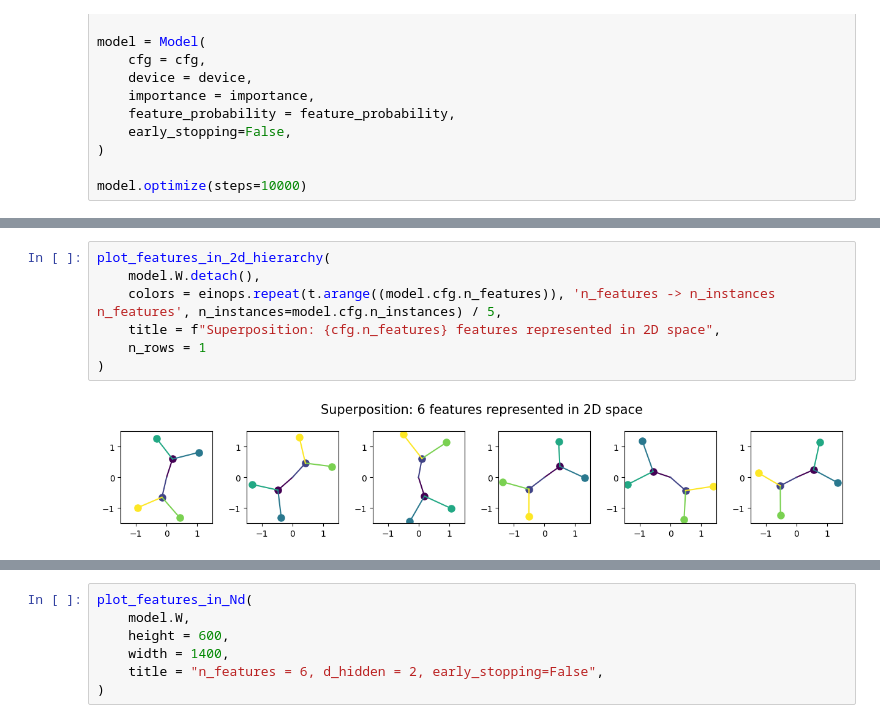
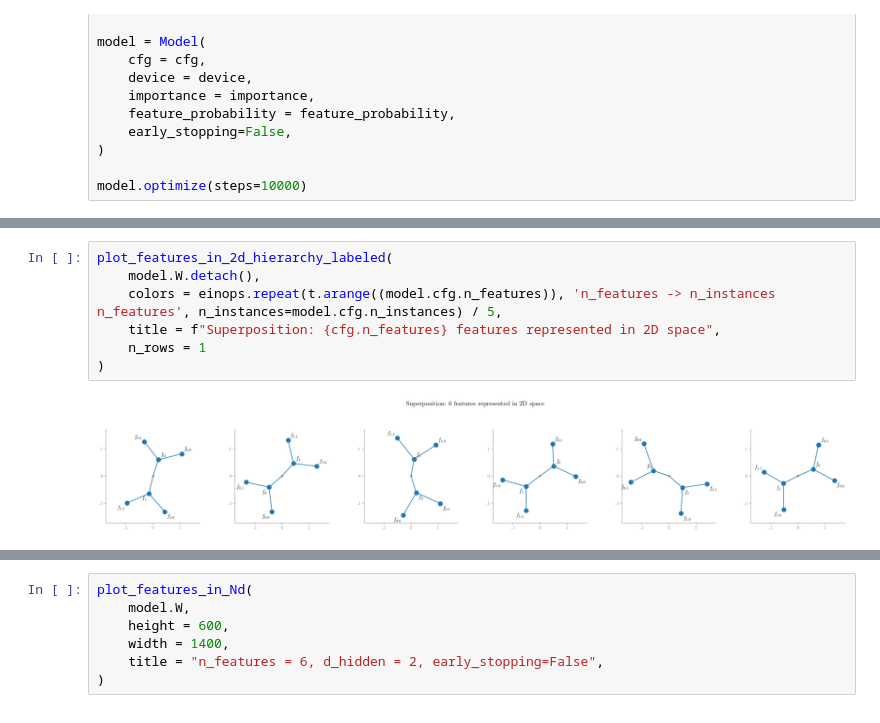
Before and after one commit to dajale423/toy_hierarchy, a Jupyter notebook: notebooks/experiments.ipynb, the cells around one changed output, grey strips where cells are left out. Saved outputs shown, nothing was run; the diff lists cells and outputs as text.

Commit message:
edit plotting

```diff
--- a/notebooks/experiments.ipynb
+++ b/notebooks/experiments.ipynb
@@ -311,9 +311,9 @@ plot_features_in_2d(
 # %%
-plot_features_in_2d_hierarchy(
+plot_features_in_2d_hierarchy_labeled(
     model.W.detach(),
     colors = einops.repeat(t.arange((model.cfg.n_features)), 'n_features -> n_instances n_features', n_instances=model.cfg.n_instances) / 5,
     title = f"Superposition: {cfg.n_features} features represented in 2D space",
     n_rows = 1
 )
 # %% [output]
-[figure, old version]
+[figure, new version]
```
Also changed, not shown: parts of 5 cells of this notebook, 3 other files.
